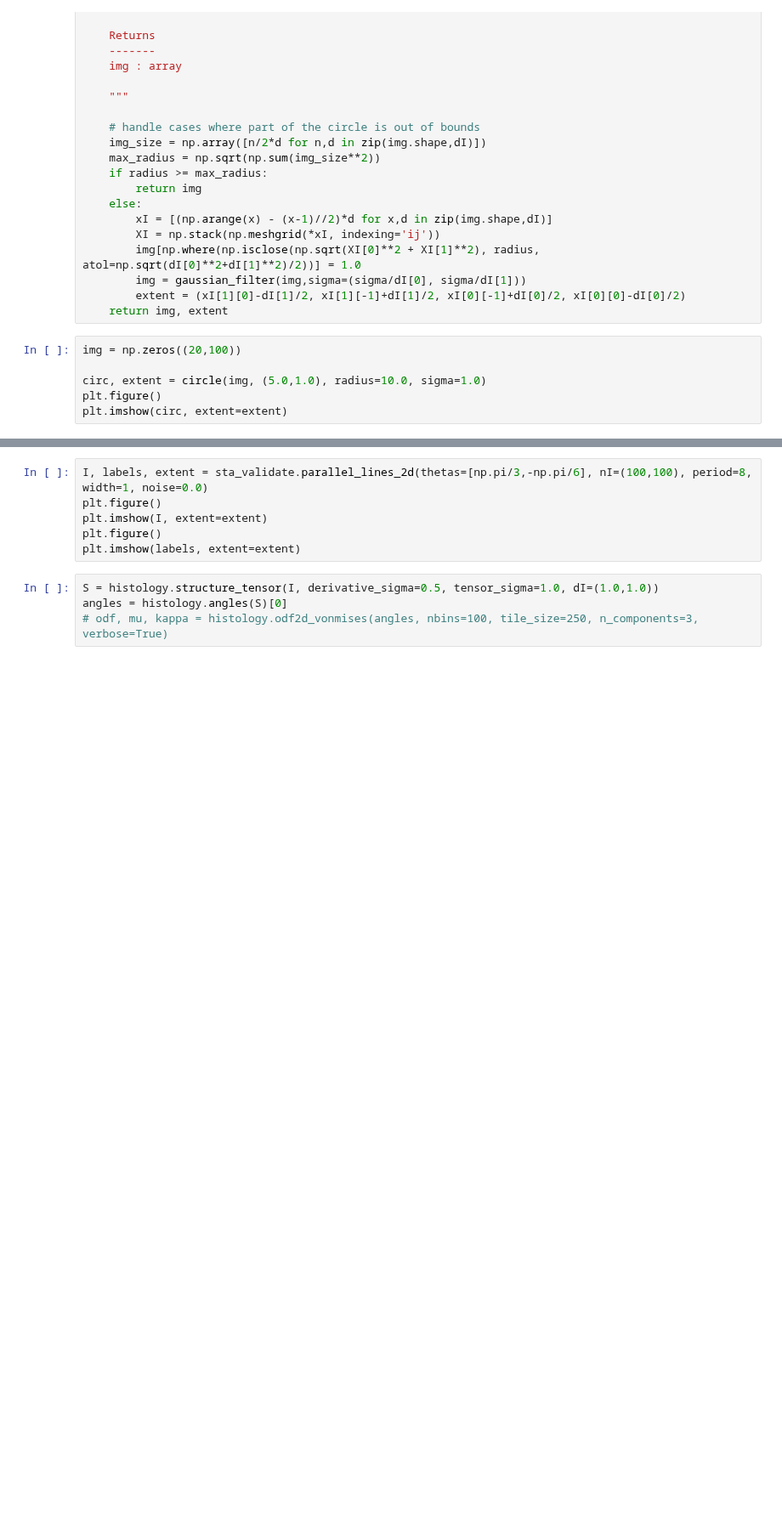
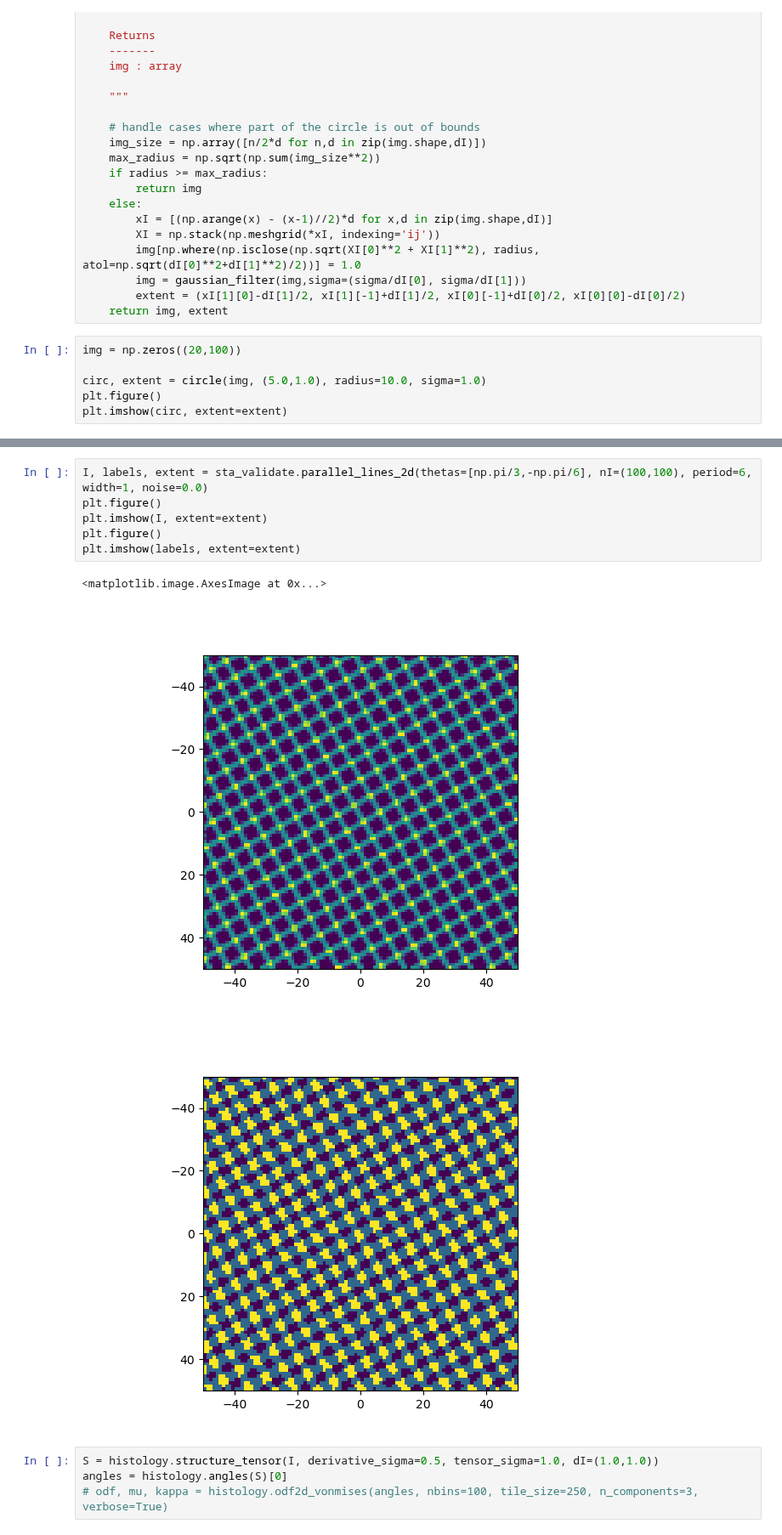
Before and after one commit to BrysonGray/fibermetric, a Jupyter notebook: notebooks/structure_tensor_ex.ipynb, the cells around one changed output, grey strips where cells are left out. Shown at 85% size. Saved outputs shown, nothing was run; the diff lists cells and outputs as text; blank space fills up the shorter version.

```diff
--- a/notebooks/structure_tensor_ex.ipynb
+++ b/notebooks/structure_tensor_ex.ipynb
@@ -99,9 +121,13 @@ print(errors)
 # %%
-I, labels, extent = sta_validate.parallel_lines_2d(thetas=[np.pi/3,-np.pi/6], nI=(100,100), period=8, width=1, noise=0.0)
+I, labels, extent = sta_validate.parallel_lines_2d(thetas=[np.pi/3,-np.pi/6], nI=(100,100), period=6, width=1, noise=0.0)
 plt.figure()
 plt.imshow(I, extent=extent)
 plt.figure()
 plt.imshow(labels, extent=extent)
+# %% [output]
+<matplotlib.image.AxesImage at 0x...>
+[figure, added]
+[figure, added]
 # %%
 S = histology.structure_tensor(I, derivative_sigma=0.5, tensor_sigma=1.0, dI=(1.0,1.0))
 angles = histology.angles(S)[0]
```
Also changed, not shown: parts of 10 cells of this notebook, 2 other files.
